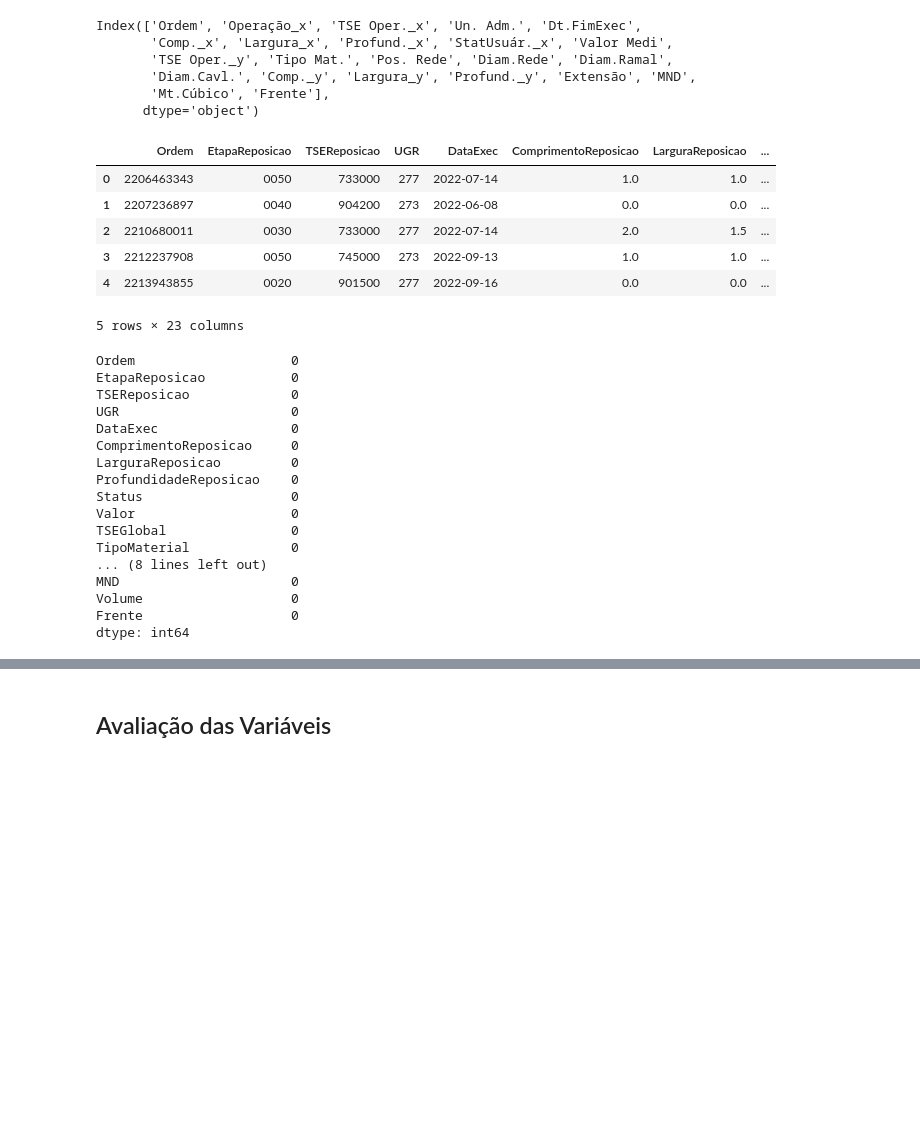
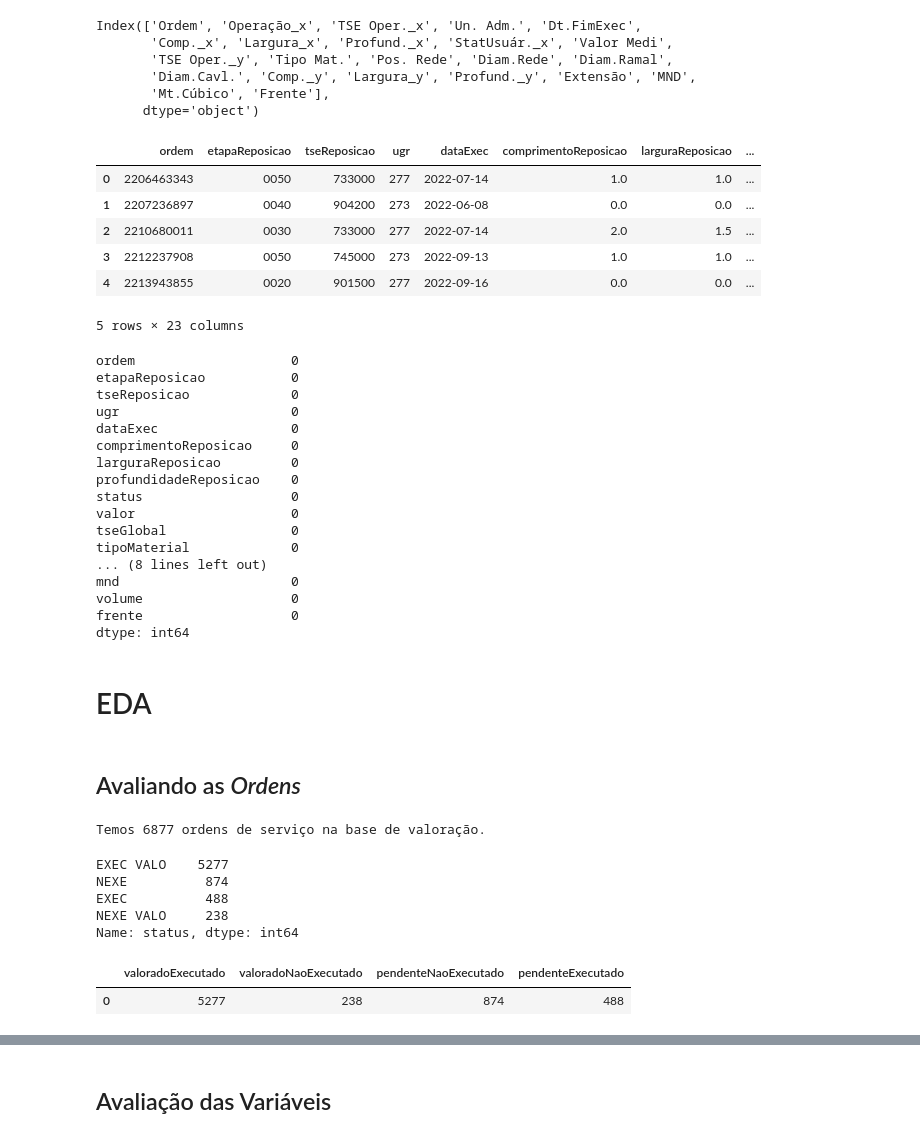
Before and after one commit to eeyamazaki/soebe, a Jupyter notebook: modelo_preditivo_soebe.ipynb, the cells around one changed output, grey strips where cells are left out. Cells and saved outputs as stored; diff of their text form; code cells hidden in the pictures; blank space fills up the shorter version.

```diff
--- a/modelo_preditivo_soebe.ipynb
+++ b/modelo_preditivo_soebe.ipynb
@@ -907,15 +907,15 @@ Index(['Ordem', 'Operação_x', 'TSE Oper._x', 'Un. Adm.', 'Dt.FimExec',
 # %%
 # Alterando o nome das colunas e selecionando as variáveis:
 
-dicionario_colunas = {'Ordem':'Ordem', 'Operação_x':'EtapaReposicao', 'TSE Oper._x':'TSEReposicao', 'Un. Adm.':'UGR', 'Dt.FimExec':'DataExec',
-       'Comp._x':'ComprimentoReposicao', 'Largura_x':'LarguraReposicao', 'Profund._x':'ProfundidadeReposicao', 'StatUsuár._x':'Status', 'Valor Medi':'Valor',
-       'TSE Oper._y':'TSEGlobal', 'Tipo Mat.':'TipoMaterial', 'Pos. Rede':'PosicaoRede', 'Diam.Rede':'DiametroRede', 'Diam.Ramal':'DiametroRamal',
-       'Diam.Cavl.':'DiametroCavalete', 'Comp._y':'ComprimentoGlobal', 'Largura_y':'LarguraGlobal', 'Profund._y':'ProfundidadeGlobal', 'Extensão':'ExtensaoGlobal', 'MND':'MND',
-       'Mt.Cúbico':'Volume', 'Frente':'Frente'}
+dicionario_colunas = {'Ordem':'ordem', 'Operação_x':'etapaReposicao', 'TSE Oper._x':'tseReposicao', 'Un. Adm.':'ugr', 'Dt.FimExec':'dataExec',
+       'Comp._x':'comprimentoReposicao', 'Largura_x':'larguraReposicao', 'Profund._x':'profundidadeReposicao', 'StatUsuár._x':'status', 'Valor Medi':'valor',
+       'TSE Oper._y':'tseGlobal', 'Tipo Mat.':'tipoMaterial', 'Pos. Rede':'posicaoRede', 'Diam.Rede':'diametroRede', 'Diam.Ramal':'diametroRamal',
+       'Diam.Cavl.':'diametroCavalete', 'Comp._y':'comprimentoGlobal', 'Largura_y':'larguraGlobal', 'Profund._y':'profundidadeGlobal', 'Extensão':'extensaoGlobal', 'MND':'mnd',
+       'Mt.Cúbico':'volume', 'Frente':'frente'}
 df = df.rename(dicionario_colunas, axis=1)
 df.head()
 # %% [output]
-|  | Ordem | EtapaReposicao | TSEReposicao | UGR | DataExec | ComprimentoReposicao | LarguraReposicao | ... |
+|  | ordem | etapaReposicao | tseReposicao | ugr | dataExec | comprimentoReposicao | larguraReposicao | ... |
 | 0 | 2206463343 | 0050 | 733000 | 277 | 2022-07-14 | 1.0 | 1.0 | ... |
 | 1 | 2207236897 | 0040 | 904200 | 273 | 2022-06-08 | 0.0 | 0.0 | ... |
 | 2 | 2210680011 | 0030 | 733000 | 277 | 2022-07-14 | 2.0 | 1.5 | ... |
@@ -925,20 +925,36 @@ df.head()
 # %%
 df.isnull().sum()
 # %% [output]
-Ordem                    0
-EtapaReposicao           0
-TSEReposicao             0
-UGR                      0
-DataExec                 0
-ComprimentoReposicao     0
-LarguraReposicao         0
-ProfundidadeReposicao    0
-Status                   0
-Valor                    0
-TSEGlobal                0
-TipoMaterial             0
+ordem                    0
+etapaReposicao           0
+tseReposicao             0
+ugr                      0
+dataExec                 0
+comprimentoReposicao     0
+larguraReposicao         0
+profundidadeReposicao    0
+status                   0
+valor                    0
+tseGlobal                0
+tipoMaterial             0
 ... (8 lines left out)
-MND                      0
-Volume                   0
-Frente                   0
+mnd                      0
+volume                   0
+frente                   0
 dtype: int64
+# %% [markdown]
+# EDA
+# %% [markdown]
+## Avaliando as *Ordens*
+# %%
+print("Temos "+str(len(df["ordem"]))+" ordens de serviço na base de valoração.")
+# %% [output]
+Temos 6877 ordens de serviço na base de valoração.
+# %%
+df["status"].value_counts()
+# %% [output]
+EXEC VALO    5277
+NEXE          874
+EXEC          488
+NEXE VALO     238
+Name: status, dtype: int64
@@ -944,0 +971,5 @@ dtype: int64
+# %%
+status_ordem.head()
+# %% [output]
+|  | valoradoExecutado | valoradoNaoExecutado | pendenteNaoExecutado | pendenteExecutado |
+| 0 | 5277 | 238 | 874 | 488 |
```
Also changed, not shown: parts of 12 cells of this notebook.
